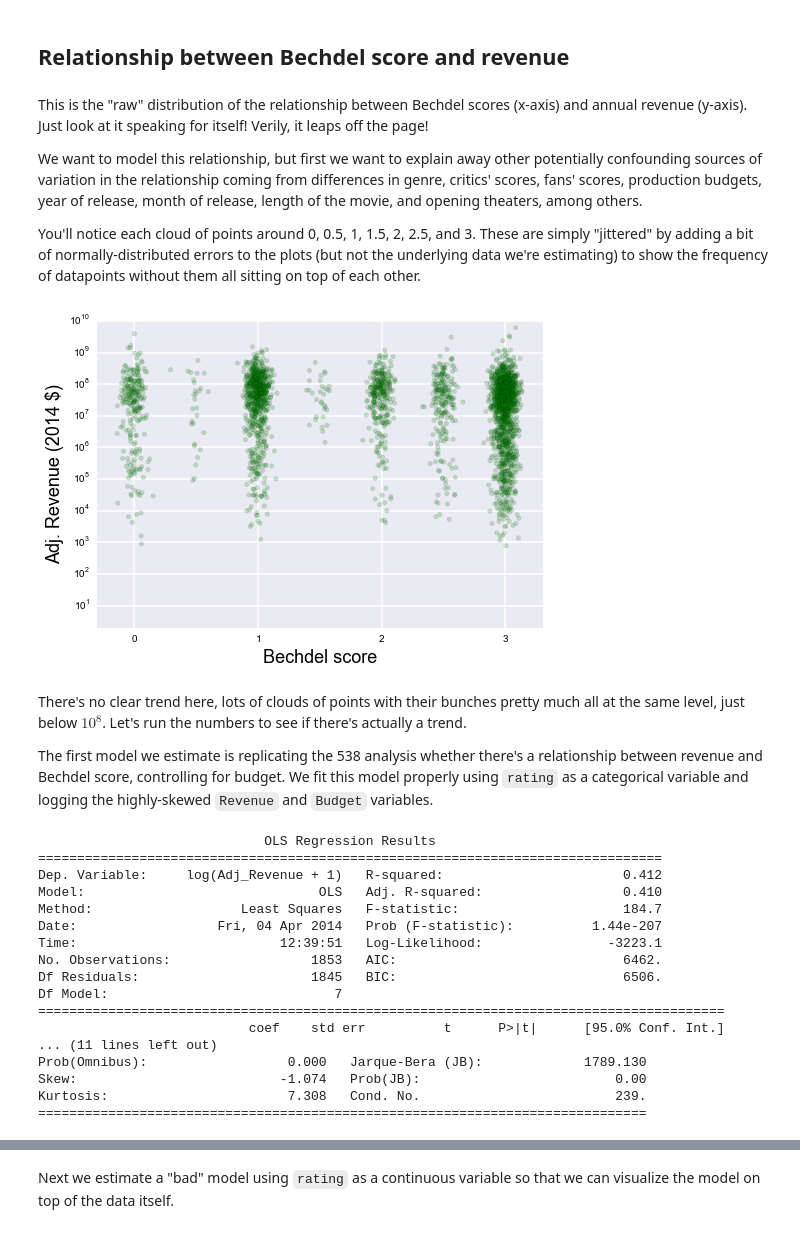
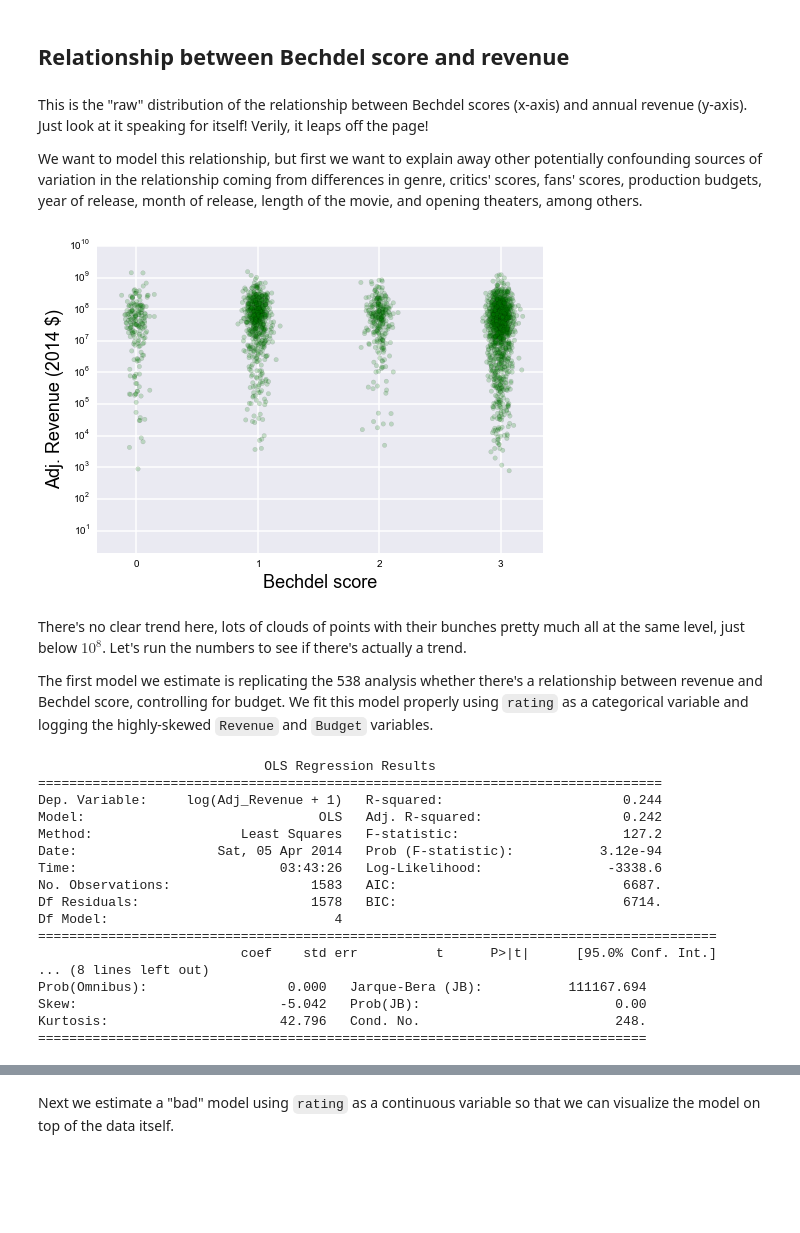
Before and after one commit to brianckeegan/Bechdel, a Jupyter notebook: Bechdel_test.ipynb, the cells around one changed output, grey strips where cells are left out. Saved outputs shown, nothing was run; the diff lists cells and outputs as text; code cells hidden in the pictures; blank space fills up the shorter version.

```diff
--- a/Bechdel_test.ipynb
+++ b/Bechdel_test.ipynb
@@ -172,5 +178,5 @@ ratings_df.tail()
 # %%
-ratings_df['new_rating'] = ratings_df['rating']
+ratings_df['new_rating'] = pd.Series(index=ratings_df.index)
 ratings_df.loc[((ratings_df['dubious'] == u'0') & (ratings_df['rating'] == 0)),'new_rating'] = 0.0
 ratings_df.loc[((ratings_df['dubious'] == u'1') & (ratings_df['rating'] == 1)),'new_rating'] = 0.5
 ratings_df.loc[((ratings_df['dubious'] == u'0') & (ratings_df['rating'] == 1)),'new_rating'] = 1.0
@@ -391,5 +385,0 @@ We'll begin with a simple linear model of the change in the average Bechdel scor
-# %%
-avg_bechdel = df.set_index('Released_x').groupby(lambda x:x.year)['new_rating'].agg(np.mean).ix[1912:]
-avg_bechdel.index.name = 'date'
-avg_bechdel.name = 'bechdel'
-avg_bechdel = avg_bechdel.reset_index()
@@ -474,0 +559,17 @@ This model says we're apparently at "Peak Bechdel" and a patriarchical cultural
+# %%
+# Add a jitter so the points aren't overlapping
+x = df['rating'].apply(lambda x:float(x)+np.random.normal(0, 0.05))
+y = df['ROI']
+
+# Plot with an alpha so the overlaps reveal something about relative density
+plt.scatter(x,y,alpha=.2,label='Data',c='g')
+plt.xticks(arange(0,4),fontsize=15)
+plt.autoscale()
+plt.xlabel('Bechdel score',fontsize=18)
+plt.ylabel('ROI',fontsize=18)
+plt.yscale('symlog')
+plt.grid(False,which='minor')
+
+# Estimate the model
+ed_m1 = smf.ols(formula='ROI ~ C(rating)  + log(Budget+1)', data=df).fit()
+print ed_m1.summary()
@@ -474,0 +595,18 @@ This model says we're apparently at "Peak Bechdel" and a patriarchical cultural
+# %%
+# Add a jitter so the points aren't overlapping
+x = df['rating'].apply(lambda x:float(x)+np.random.normal(0, 0.05))
+y = df['Profit']
+
+# Plot with an alpha so the overlaps reveal something about relative density
+plt.scatter(x,y,alpha=.2,label='Data',c='g')
+plt.xticks(arange(0,4),fontsize=15)
+plt.autoscale()
+plt.xlabel('Bechdel score',fontsize=18)
+plt.ylabel('Profit (2014 $ millions)',fontsize=18)
+plt.yticks(arange(-.5e9,2e9,.5e9),arange(-500,2000,500),fontsize=15)
+plt.xticks(fontsize=15)
+plt.grid(False,which='minor')
+
+# Estimate the model
+ed_m2 = smf.ols(formula='Profit ~ C(rating)  + log(Budget+1)', data=df).fit()
+print ed_m2.summary()
@@ -478,49 +635,47 @@ This model says we're apparently at "Peak Bechdel" and a patriarchical cultural
 This is the "raw" distribution of the relationship between Bechdel scores (x-axis) and annual revenue (y-axis). Just look at it speaking for itself! Verily, it leaps off the page!
 
 We want to model this relationship, but first we want to explain away other potentially confounding sources of variation in the relationship coming from differences in genre, critics' scores, fans' scores, production budgets, year of release, month of release, length of the movie, and opening theaters, among others.
-
-You'll notice each cloud of points around 0, 0.5, 1, 1.5, 2, 2.5, and 3. These are simply "jittered" by adding a bit of normally-distributed errors to the plots (but not the underlying data we're estimating) to show the frequency of datapoints without them all sitting on top of each other.
 # %%
 # Add a jitter so the points aren't overlapping
-x = df['new_rating'].apply(lambda x:float(x)+np.random.normal(0, 0.05))
+x = df['rating'].apply(lambda x:float(x)+np.random.normal(0, 0.05))
 y = df['Adj_Revenue']+1
 
 # Plot with an alpha so the overlaps reveal something about relative density
 plt.scatter(x,y,alpha=.2,label='Data',c='g')
 plt.xticks(arange(0,4))
 plt.yscale('log')
 plt.autoscale()
 plt.xlabel('Bechdel score',fontsize=18)
 plt.ylabel('Adj. Revenue (2014 $)',fontsize=18)
 plt.ylim((2e0,1e10))
 plt.grid(False,which='minor')
 #plt.legend(loc='right',bbox_to_anchor=(1.275,.5))
 # %% [output]
-[figure, old version]
+[figure, new version]
 # %% [markdown]
 There's no clear trend here, lots of clouds of points with their bunches pretty much all at the same level, just below $10^8$. Let's run the numbers to see if there's actually a trend.
 
 The first model we estimate is replicating the 538 analysis whether there's a relationship between revenue and Bechdel score, controlling for budget. We fit this model properly using `rating` as a categorical variable and logging the highly-skewed `Revenue` and `Budget` variables.
 # %%
-m1 = smf.ols(formula='log(Adj_Revenue+1) ~ C(new_rating) + log(Adj_Budget+1)', data=df[df['Adj_Revenue']>0]).fit()
+m1 = smf.ols(formula='log(Adj_Revenue+1) ~ C(rating) + log(Adj_Budget+1)', data=df).fit()
 print m1.summary()
 # %% [output]
                              OLS Regression Results
 ================================================================================
-Dep. Variable:     log(Adj_Revenue + 1)   R-squared:                       0.412
-Model:                              OLS   Adj. R-squared:                  0.410
-Method:                   Least Squares   F-statistic:                     184.7
-Date:                  Fri, 04 Apr 2014   Prob (F-statistic):          1.44e-207
-Time:                          12:39:51   Log-Likelihood:                -3223.1
-No. Observations:                  1853   AIC:                             6462.
-Df Residuals:                      1845   BIC:                             6506.
-Df Model:                             7
-========================================================================================
-                           coef    std err          t      P>|t|      [95.0% Conf. Int.]
-... (11 lines left out)
-Prob(Omnibus):                  0.000   Jarque-Bera (JB):             1789.130
-Skew:                          -1.074   Prob(JB):                         0.00
-Kurtosis:                       7.308   Cond. No.                         239.
+Dep. Variable:     log(Adj_Revenue + 1)   R-squared:                       0.244
+Model:                              OLS   Adj. R-squared:                  0.242
+Method:                   Least Squares   F-statistic:                     127.2
+Date:                  Sat, 05 Apr 2014   Prob (F-statistic):           3.12e-94
+Time:                          03:43:26   Log-Likelihood:                -3338.6
+No. Observations:                  1583   AIC:                             6687.
+Df Residuals:                      1578   BIC:                             6714.
+Df Model:                             4
+=======================================================================================
+                          coef    std err          t      P>|t|      [95.0% Conf. Int.]
+... (8 lines left out)
+Prob(Omnibus):                  0.000   Jarque-Bera (JB):           111167.694
+Skew:                          -5.042   Prob(JB):                         0.00
+Kurtosis:                      42.796   Cond. No.                         248.
 ==============================================================================
 # %%
 m1_b0 = np.exp(m1.params['Intercept'] + m1.params['log(Adj_Budget + 1)']*np.log(np.mean(df['Adj_Budget'])))
```
Also changed, not shown: parts of 55 cells of this notebook, 1 other file.
